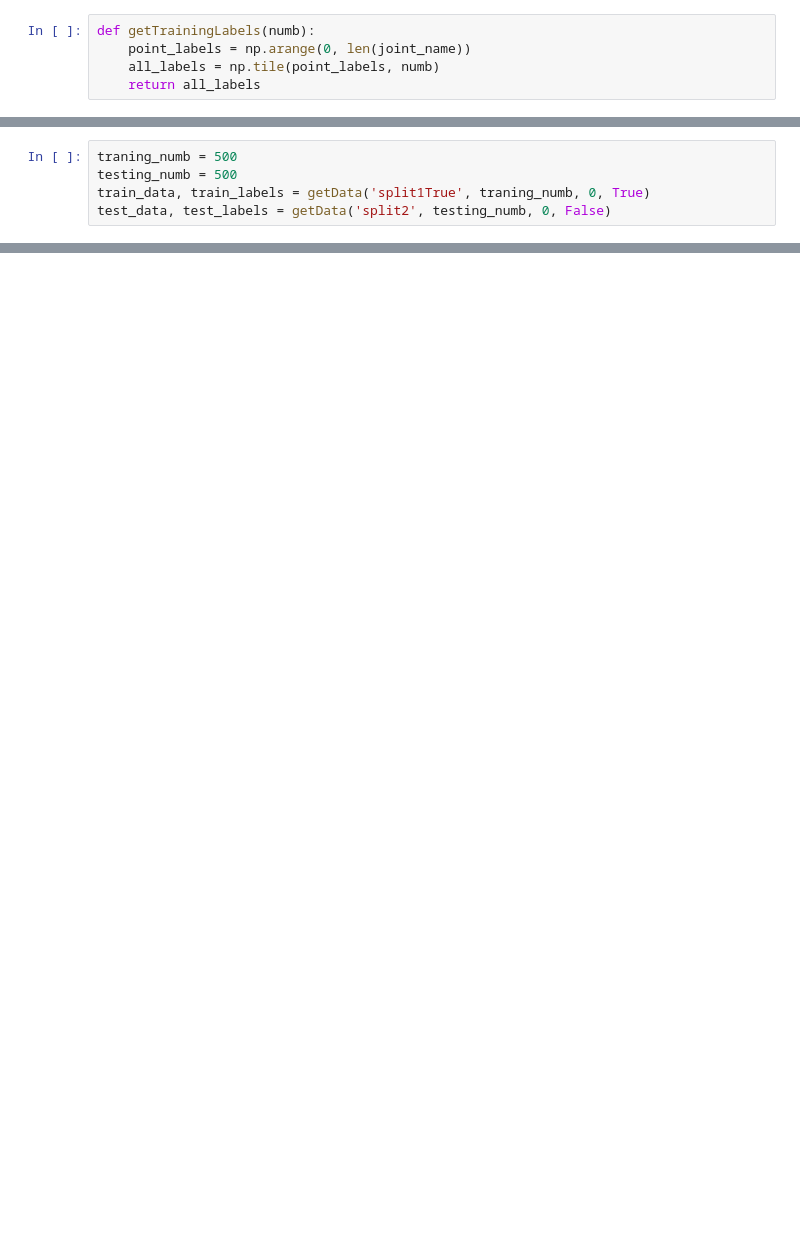
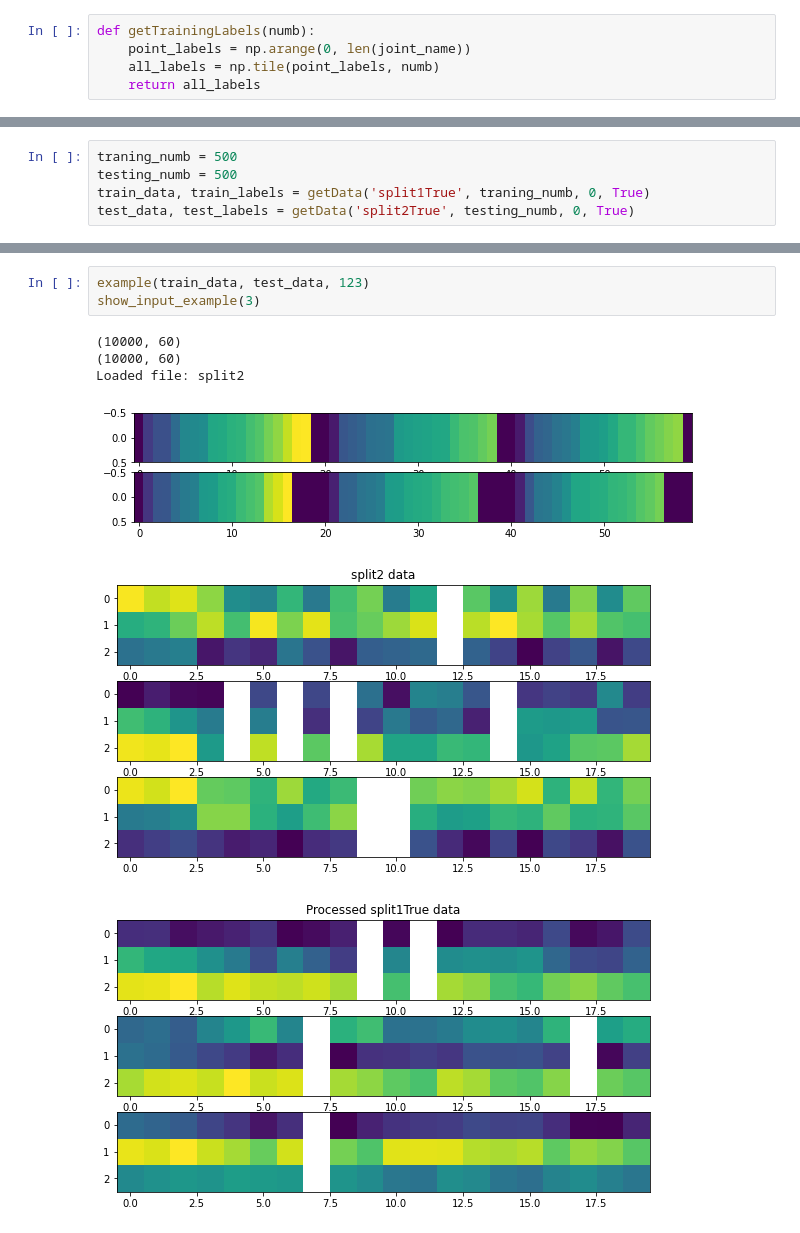
Before and after one commit to AlexKaiLe/Harvard, a Jupyter notebook: Python_Files/small_skeleton.ipynb, the cells around one changed output, grey strips where cells are left out. Drawn from its saved outputs; the diff is of its cells as text; blank space fills up the shorter version.

```diff
--- a/Python_Files/small_skeleton.ipynb
+++ b/Python_Files/small_skeleton.ipynb
@@ -363,6 +408,6 @@ def handTestModel(predict_index):
 traning_numb = 500
 testing_numb = 500
 train_data, train_labels = getData('split1True', traning_numb, 0, True)
-test_data, test_labels = getData('split2', testing_numb, 0, False)
+test_data, test_labels = getData('split2True', testing_numb, 0, True)
 # %% [output]
 Loaded file: split1True
@@ -409 +441,11 @@ Predicted 16
 YAY ✿(ᵔ‿ᵔ)
+# %%
+example(train_data, test_data, 123)
+show_input_example(3)
+# %% [output]
+(10000, 60)
+(10000, 60)
+Loaded file: split2
+[figure, added]
+[figure, added]
+[figure, added]
```
Also changed, not shown: parts of 13 cells of this notebook, 1 other file.
